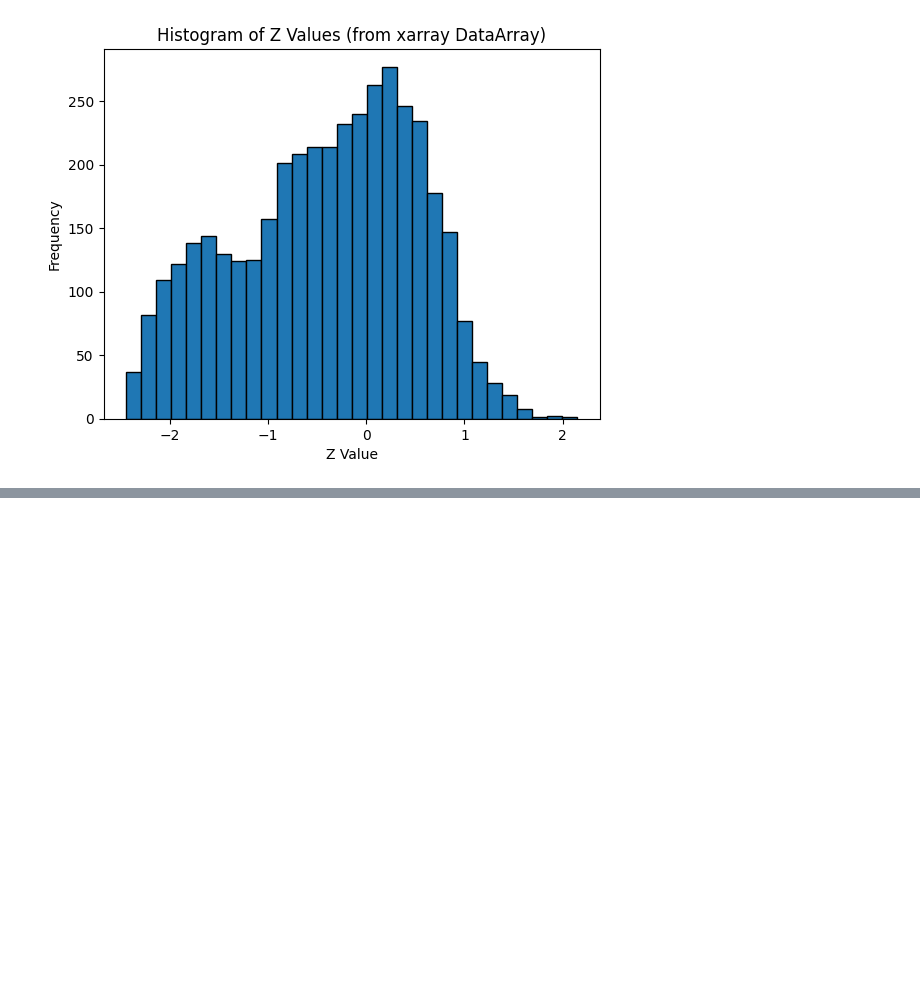
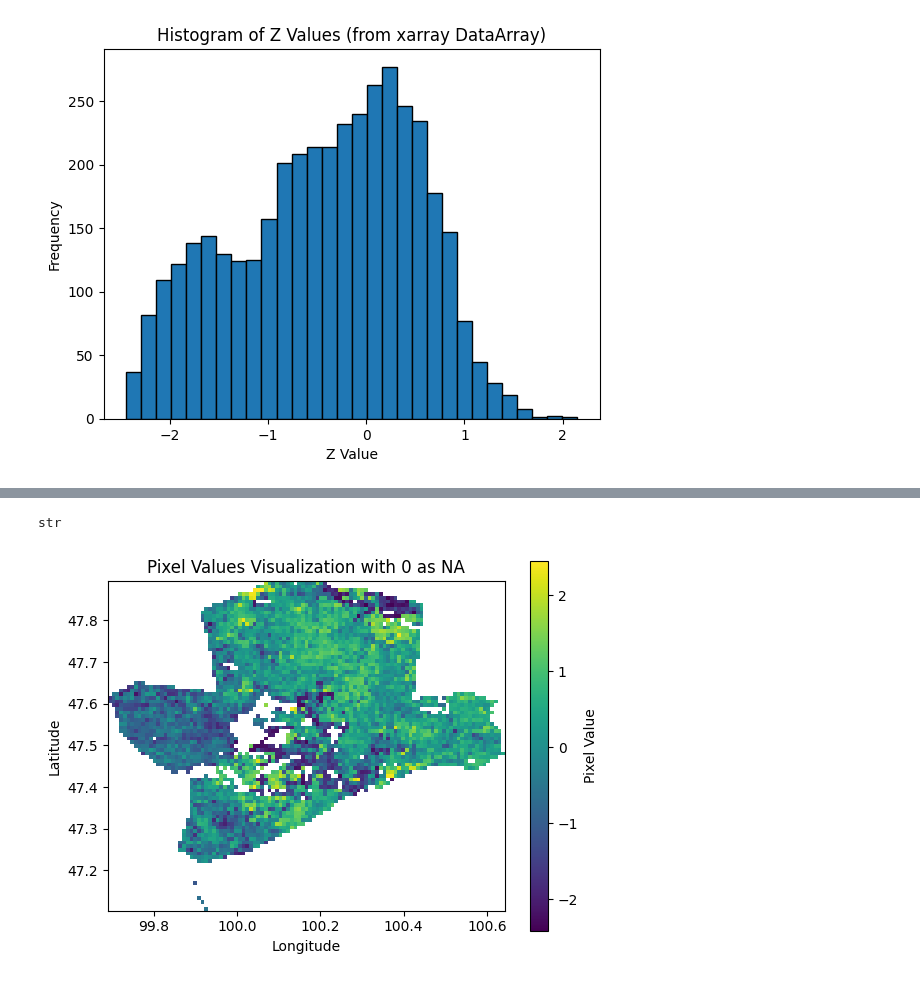
Before and after one commit to ta346/greenzone-web, a Jupyter notebook: backend/ee_image_to_xarray.ipynb, the cells around one changed output, grey strips where cells are left out. Drawn from its saved outputs; the diff is of its cells as text; code cells hidden in the pictures; blank space fills up the shorter version.

```diff
--- a/backend/ee_image_to_xarray.ipynb
+++ b/backend/ee_image_to_xarray.ipynb
@@ -84,0 +182,49 @@ plt.show()
+# %%
+type(geojson_string)
+# %% [output]
+str
+# %%
+# Parse the GeoJSON string
+geojson_data = json.loads(geojson_string)
+
+# Extract latitude, longitude, and pixel values from the GeoJSON data
+lats = []
+lons = []
+pixel_values = []
+for feature in geojson_data['features']:
+    lon, lat = feature['geometry']['coordinates']
+    lats.append(lat)
+    lons.append(lon)
+    pixel_values.append(feature['properties']['z_score'])
+
+# Get unique latitudes and longitudes
+uniqueLats = np.unique(lats)
+uniqueLons = np.unique(lons)
+ncols = len(uniqueLons)
+nrows = len(uniqueLats)
+
+# Create a 2D array with NaN values to store the pixel values in a grid
+arr = np.full((nrows, ncols), np.nan, dtype=np.float32)
+
+# Calculate the linear index corresponding to each latitude and longitude pair
+y_indices = np.digitize(lats, uniqueLats) - 1
+x_indices = np.digitize(lons, uniqueLons) - 1
+
+# Assign pixel values to the arr array using linear indexing
+arr[y_indices, x_indices] = pixel_values
+
+# Create an xarray DataArray using the grid and the pixel values numpy array
+da_z_score = xr.DataArray(arr, coords=[uniqueLats, uniqueLons], dims=['latitude', 'longitude'])
+
+# Set 0 as NA (Not a Number) for the z-score band in the DataArray
+da_z_score = da_z_score.where(da_z_score != 0, np.nan)
+
+# Plot the DataArray with 0 as NA
+plt.imshow(da_z_score, cmap='viridis', extent=[uniqueLons.min(), uniqueLons.max(), uniqueLats.min(), uniqueLats.max()], origin='lower')
+plt.colorbar(label='Pixel Value')  # Add a colorbar with pixel values
+plt.xlabel('Longitude')
+plt.ylabel('Latitude')
+plt.title('Pixel Values Visualization with 0 as NA')
+plt.show()
+# %% [output]
+[figure, added]
```
Also changed, not shown: parts of 7 cells of this notebook, 2 other files.
